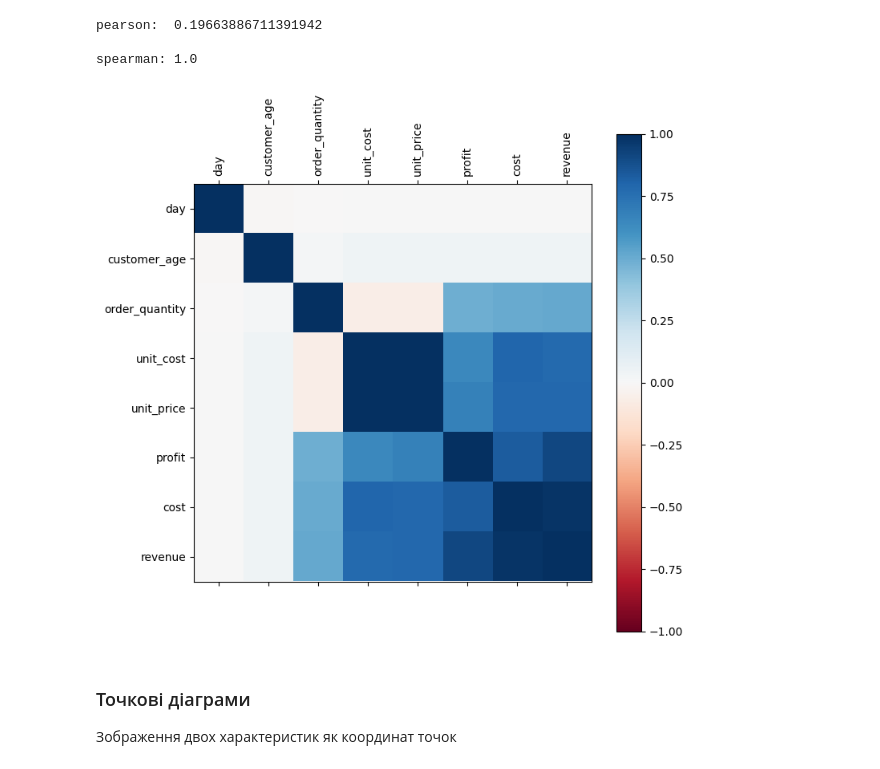
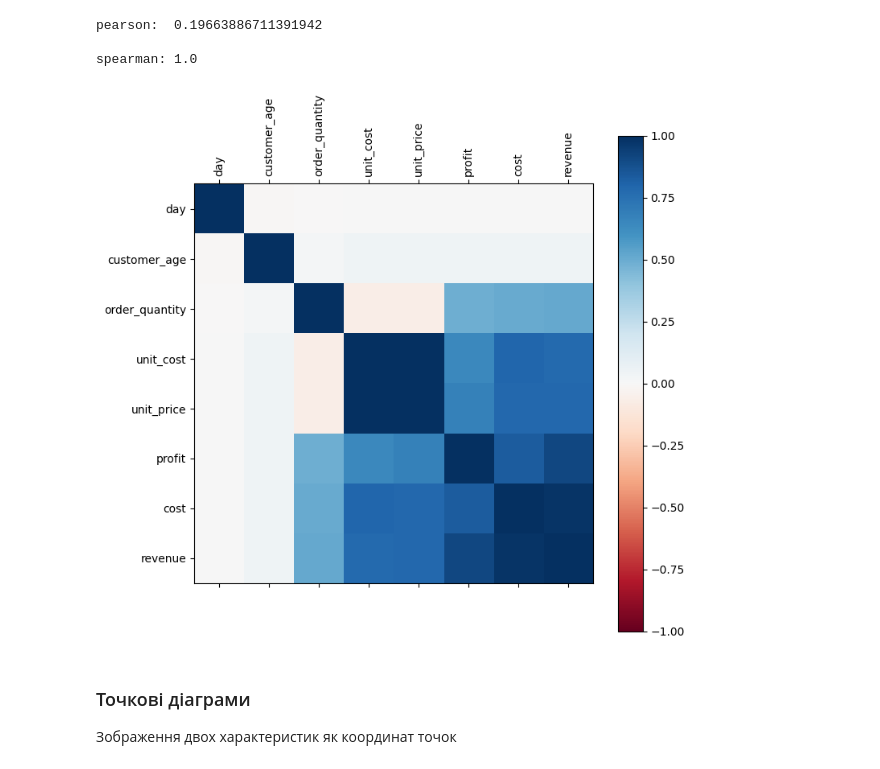
Before and after one commit to HalyshAnton/Python-AI, a Jupyter notebook: data_analysis.ipynb, the cells around one changed output. Saved outputs shown, nothing was run; the diff lists cells and outputs as text; code cells hidden in the pictures.

```diff
--- a/data_analysis.ipynb
+++ b/data_analysis.ipynb
@@ -424,15 +425,15 @@ spearman: 1.0
 # %%
 corr = sales.select_dtypes(include='number').corr(method='spearman')
 
 fig = plt.figure(figsize=(8,8))
-plt.matshow(corr, cmap='RdBu', fignum=fig.number)
+plt.matshow(corr, cmap='RdBu', fignum=False)
 
 plt.xticks(range(len(corr.columns)), corr.columns, rotation='vertical')
 plt.yticks(range(len(corr.columns)), corr.columns)
 plt.colorbar()
 plt.clim(-1, 1)
 # %% [output]
-[figure, old version]
+[figure, new version]
 # %% [markdown]
 ### Точкові діаграми
 Зображення двох характеристик як координат точок
```
Also changed, not shown: parts of 8 cells of this notebook.
